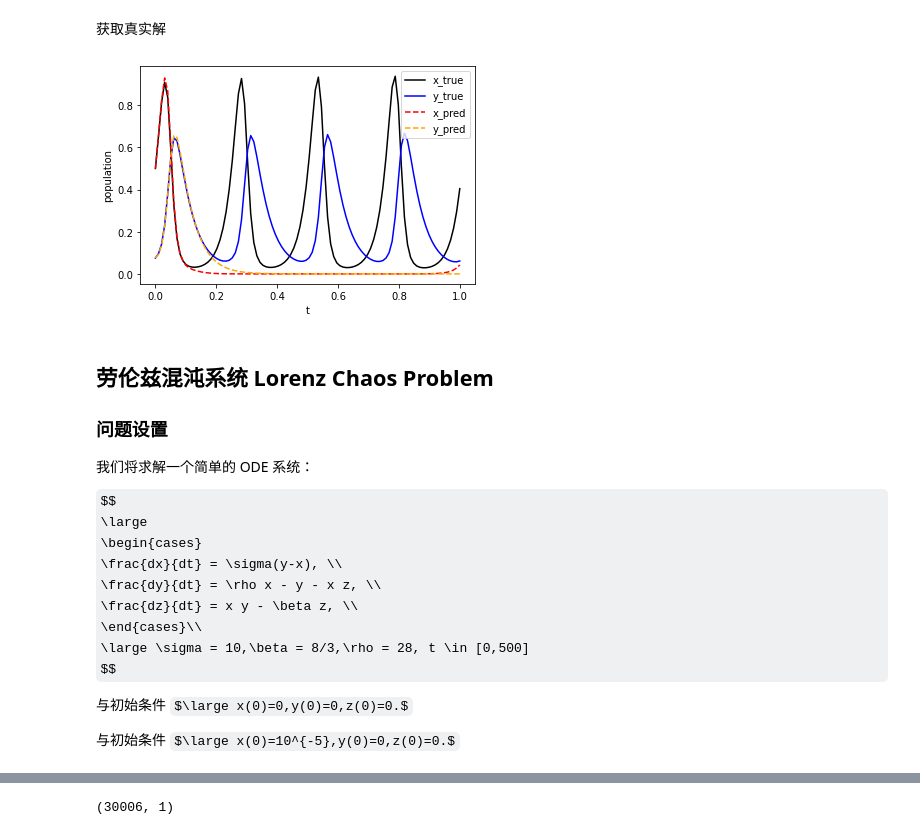
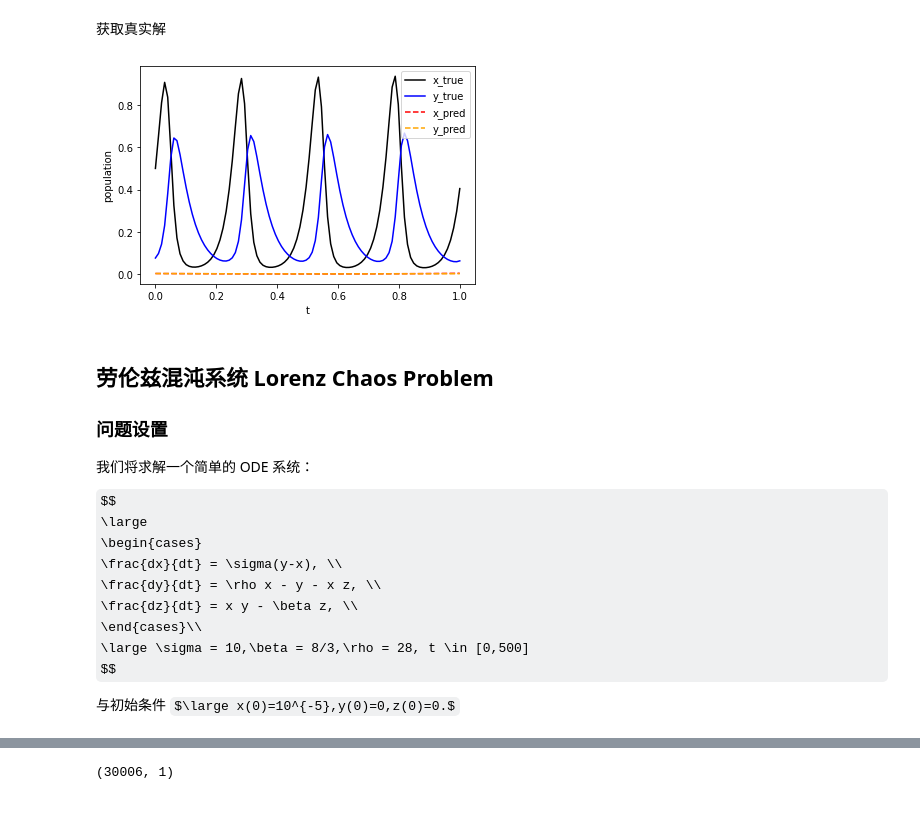
Before and after one commit to Wulx2050/DeepXDE-and-PINN, a Jupyter notebook: 3常微分方程ODE.ipynb, the cells around one changed output, grey strips where cells are left out. Cells and saved outputs as stored; diff of their text form; code cells hidden in the pictures; some formulas as TeX source.

```diff
--- a/3常微分方程ODE.ipynb
+++ b/3常微分方程ODE.ipynb
@@ -381,2 +513,8 @@ def input_transform(t):
+# %%
+layer_size = [1] + [50] * 3 + [2]
+# layer_size = [1,100,150,200,2]
+activation = "tanh"
+initializer = "Glorot normal"
+net = dde.nn.FNN(layer_size, activation, initializer)
 # %% [markdown]
 如前所述，我们想要初始条件 $r(0)=100U$ 和 $p(0)=15U$ 是硬约束，所以我们转换输出：
@@ -391,14 +521,11 @@ def output_transform(t, y):
 # %% [markdown]
 我们添加这些层：
-# %%
-net.apply_feature_transform(input_transform)
-net.apply_output_transform(output_transform)
 # %% [markdown]
 现在我们已经定义了神经网络，我们构建一个`Model`，选择优化器和学习率，并训练它进行 50000 次迭代：
 # %%
 model = dde.Model(data, net)
-model.compile("adam", lr=0.001)
-losshistory, train_state = model.train(epochs=50000)
+model.compile("adam", lr=1e-4)
+losshistory, train_state = model.train(epochs=20000)
 # %% [output]
 Compiling model...
 Building feed-forward neural network...
@@ -457,42 +584,25 @@ plot_best_state(train_state)
 # %% [markdown]
 获取真实解
-# %%
-def func(t, r):
-    x, y = r
-    dx_t = 1 / ub * rb * (2.0 * ub * x - 0.04 * ub * x * ub * y)
-    dy_t = 1 / ub * rb * (0.02 * ub * x * ub * y - 1.06 * ub * y)
-    return dx_t, dy_t
-
-
-def gen_truedata():
-    t = np.linspace(0, 1, 100)
-
-    sol = integrate.solve_ivp(func, (0, 10), (100 / ub, 15 / ub), t_eval=t)
-    x_true, y_true = sol.y
-    x_true = x_true.reshape(100, 1)
-    y_true = y_true.reshape(100, 1)
-
-    return x_true, y_true
 # %%
 plt.xlabel("t")
 plt.ylabel("population")
 
 t = np.linspace(0, 1, 100)
-x_true, y_true = gen_truedata()
+x_true, y_true = gen_truedata(t)
 plt.plot(t, x_true, color="black", label="x_true")
 plt.plot(t, y_true, color="blue", label="y_true")
 
 t = t.reshape(100, 1)
 sol_pred = model.predict(t)
 x_pred = sol_pred[:, 0:1]
 y_pred = sol_pred[:, 1:2]
 
 plt.plot(t, x_pred, color="red", linestyle="dashed", label="x_pred")
 plt.plot(t, y_pred, color="orange", linestyle="dashed", label="y_pred")
 plt.legend()
 plt.show()
 # %% [output]
-[figure, old version]
+[figure, new version]
 # %% [markdown]
 <a id="ODE3"></a>
 ## 劳伦兹混沌系统 Lorenz Chaos Problem
@@ -510,8 +620,6 @@ $$
 \large \sigma = 10,\beta = 8/3,\rho = 28, t \in [0,500]
 $$
 
-与初始条件 $\large x(0)=0,y(0)=0,z(0)=0.$
-
 与初始条件 $\large x(0)=10^{-5},y(0)=0,z(0)=0.$
 # %%
 import deepxde as dde
```
Also changed, not shown: parts of 70 cells of this notebook, 1 other file.
